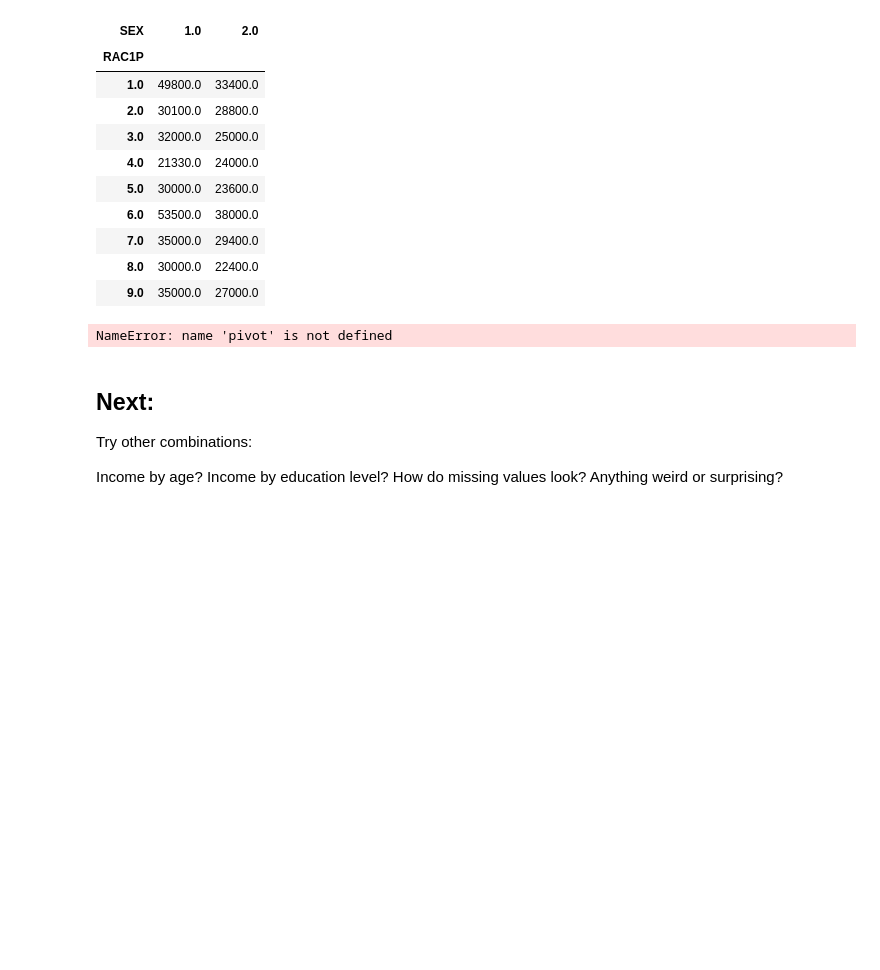
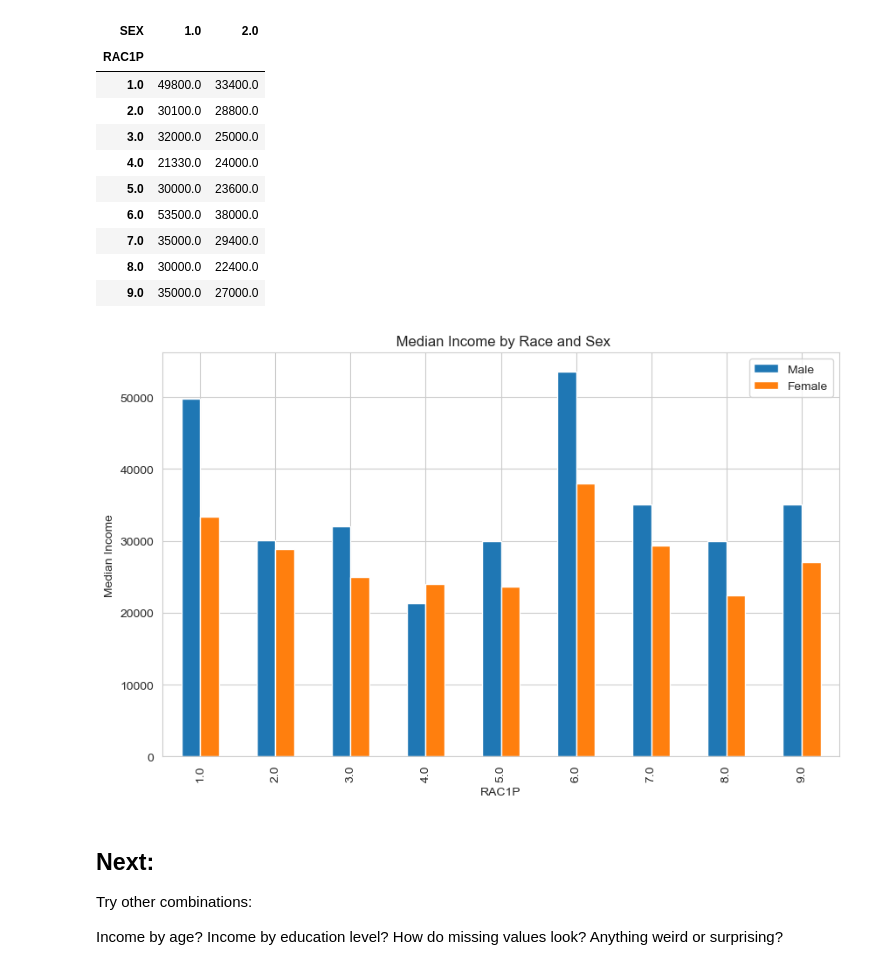
Before and after one commit to harshatha-prasanna/gender_data_bias, a Jupyter notebook: data_exploration.ipynb, the cells around one changed output. Cells and saved outputs as stored; diff of their text form; code cells hidden in the pictures; blank space fills up the shorter version.

```diff
--- a/data_exploration.ipynb
+++ b/data_exploration.ipynb
@@ -225,13 +306,13 @@ pivot_race_sex
 | 9.0 | 35000.0 | 27000.0 |
 # %%
 # even within the backgrounds that make a lower income -- women are ofen making even lower ; certain race + gender combos are worse off
-pivot.plot(kind='bar', figsize=(10,6))
+pivot_race_sex.plot(kind='bar', figsize=(10,6))
 plt.ylabel('Median Income')
 plt.title(' Median Income by Race and Sex')
 plt.legend(['Male', 'Female'])
 plt.show()
 # %% [output]
-NameError: name 'pivot' is not defined
+[figure, added]
 # %% [markdown]
 ## Next: ##
 Try other combinations:
```
Also changed, not shown: parts of 11 cells of this notebook, 5 other files.
